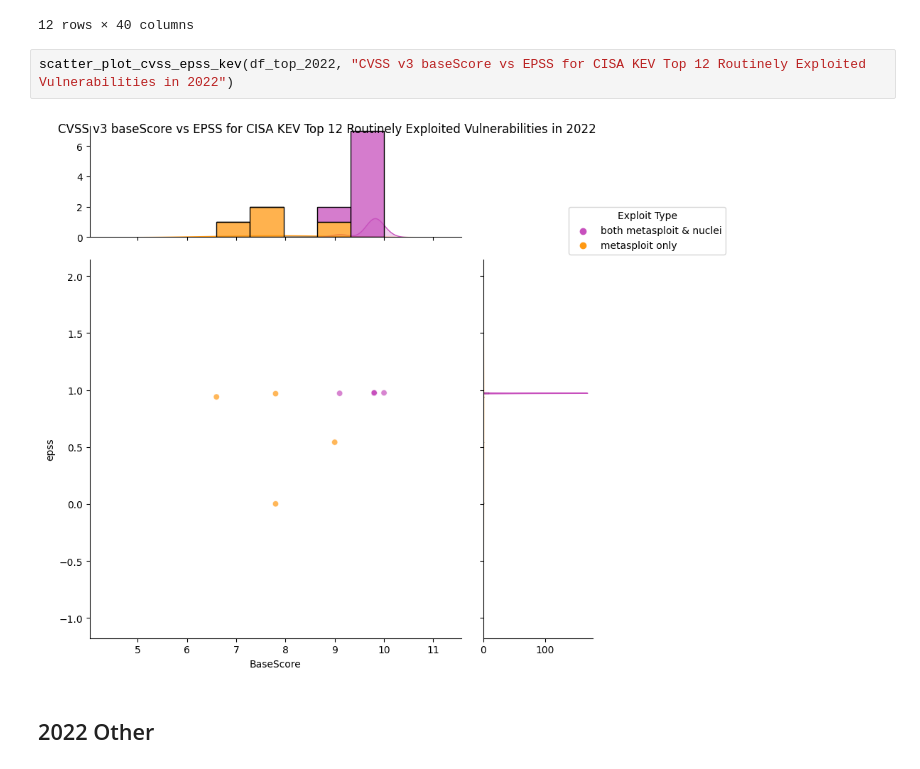
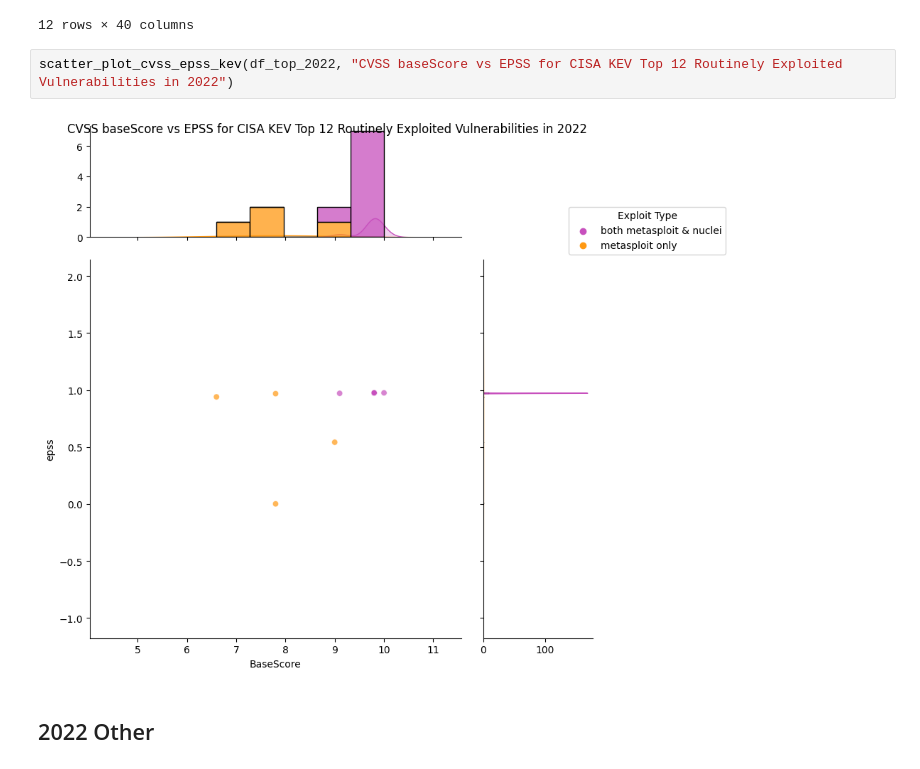
Before and after one commit to RiskBasedPrioritization/RiskBasedPrioritizationAnalysis, a Jupyter notebook: analysis/cisa_kev_epss_cvss.ipynb, the cells around one changed output. Cells and saved outputs as stored; diff of their text form.

```diff
--- a/analysis/cisa_kev_epss_cvss.ipynb
+++ b/analysis/cisa_kev_epss_cvss.ipynb
@@ -210,9 +210,9 @@ df_top_2022
 | 11 | CVE-2022-26134 | Atlassian | Confluence Server and Data Center | RCE | CWE-74 Improper Neutralization of... | 2022-06-03 | In affected versions of Confluenc... | NETWORK | ... |
 12 rows × 40 columns
 # %%
-scatter_plot_cvss_epss_kev(df_top_2022, "CVSS v3 baseScore vs EPSS for CISA KEV Top 12 Routinely Exploited Vulnerabilities in 2022")
+scatter_plot_cvss_epss_kev(df_top_2022, "CVSS baseScore vs EPSS for CISA KEV Top 12 Routinely Exploited Vulnerabilities in 2022")
 # %% [output]
-[figure, old version]
+[figure, new version]
 # %% [markdown]
 ## 2022 Other
 # %%
```
Also changed, not shown: parts of 3 cells of this notebook.
